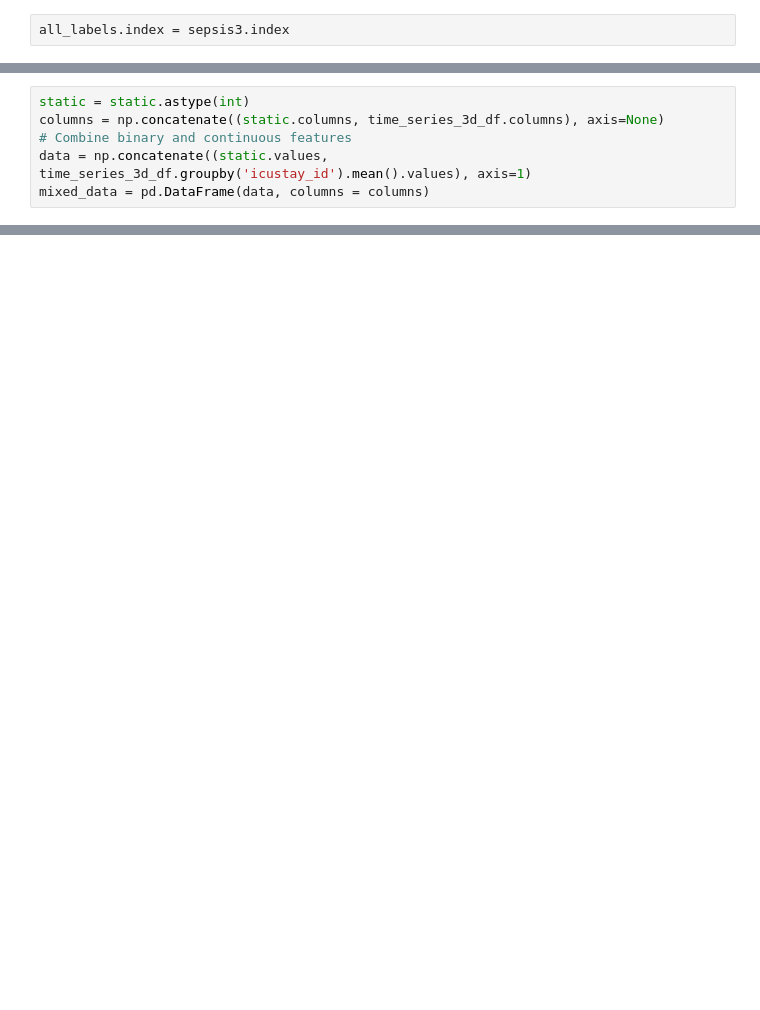
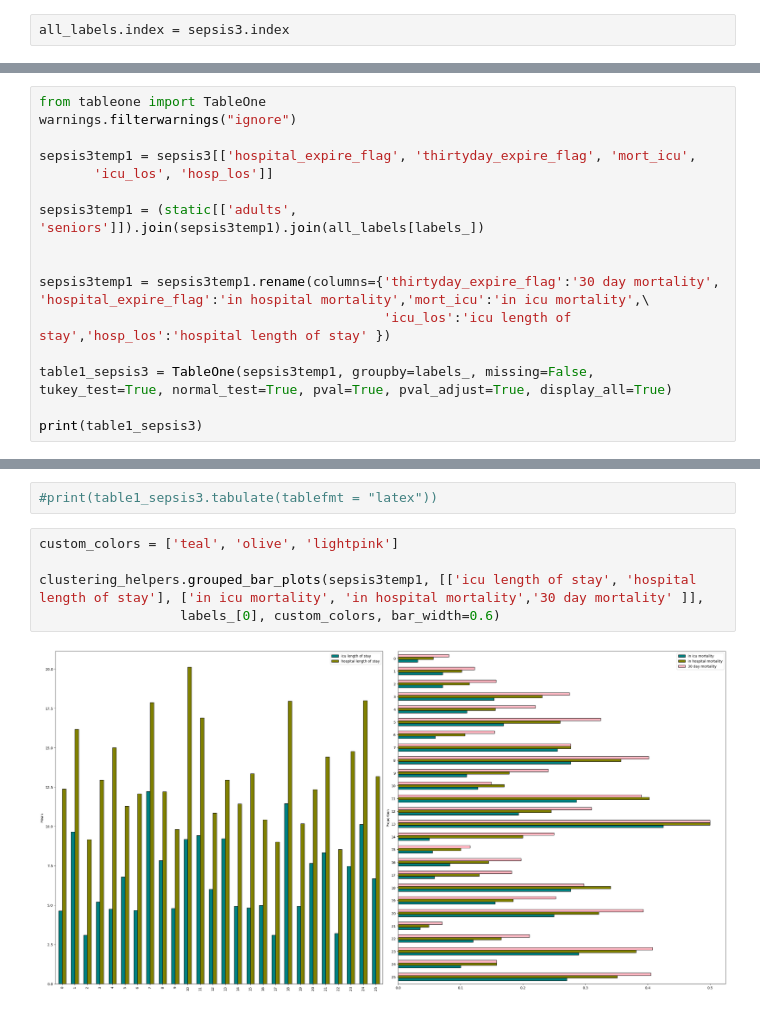
Before and after one commit to MariaBampaAI/patient_clustering_EHR, a Jupyter notebook: tests_angus.ipynb, the cells around one changed output, grey strips where cells are left out. Drawn from its saved outputs; the diff is of its cells as text; blank space fills up the shorter version.

```diff
--- a/tests_angus.ipynb
+++ b/tests_angus.ipynb
@@ -585,6 +314,0 @@ time_series_3d_df = time_series_3d_df.set_index('icustay_id')
-# %%
-static = static.astype(int)
-columns = np.concatenate((static.columns, time_series_3d_df.columns), axis=None)
-# Combine binary and continuous features
-data = np.concatenate((static.values, time_series_3d_df.groupby('icustay_id').mean().values), axis=1)
-mixed_data = pd.DataFrame(data, columns = columns)
@@ -662,0 +415,16 @@ plt.show()
+# %%
+from tableone import TableOne
+warnings.filterwarnings("ignore")
+
+sepsis3temp1 = sepsis3[['hospital_expire_flag', 'thirtyday_expire_flag', 'mort_icu',
+       'icu_los', 'hosp_los']]
+
+sepsis3temp1 = (static[['adults', 'seniors']]).join(sepsis3temp1).join(all_labels[labels_])
+
+
+sepsis3temp1 = sepsis3temp1.rename(columns={'thirtyday_expire_flag':'30 day mortality', 'hospital_expire_flag':'in hospital mortality','mort_icu':'in icu mortality',\
+                                            'icu_los':'icu length of stay','hosp_los':'hospital length of stay' })
+
+table1_sepsis3 = TableOne(sepsis3temp1, groupby=labels_, missing=False, tukey_test=True, normal_test=True, pval=True, pval_adjust=True, display_all=True)
+
+print(table1_sepsis3)
@@ -662,0 +452,9 @@ plt.show()
+# %%
+#print(table1_sepsis3.tabulate(tablefmt = "latex"))
+# %%
+custom_colors = ['teal', 'olive', 'lightpink']
+
+clustering_helpers.grouped_bar_plots(sepsis3temp1, [['icu length of stay', 'hospital length of stay'], ['in icu mortality', 'in hospital mortality','30 day mortality' ]],
+                  labels_[0], custom_colors, bar_width=0.6)
+# %% [output]
+[figure, added]
```
Also changed, not shown: parts of 105 cells of this notebook, 14 other files.
